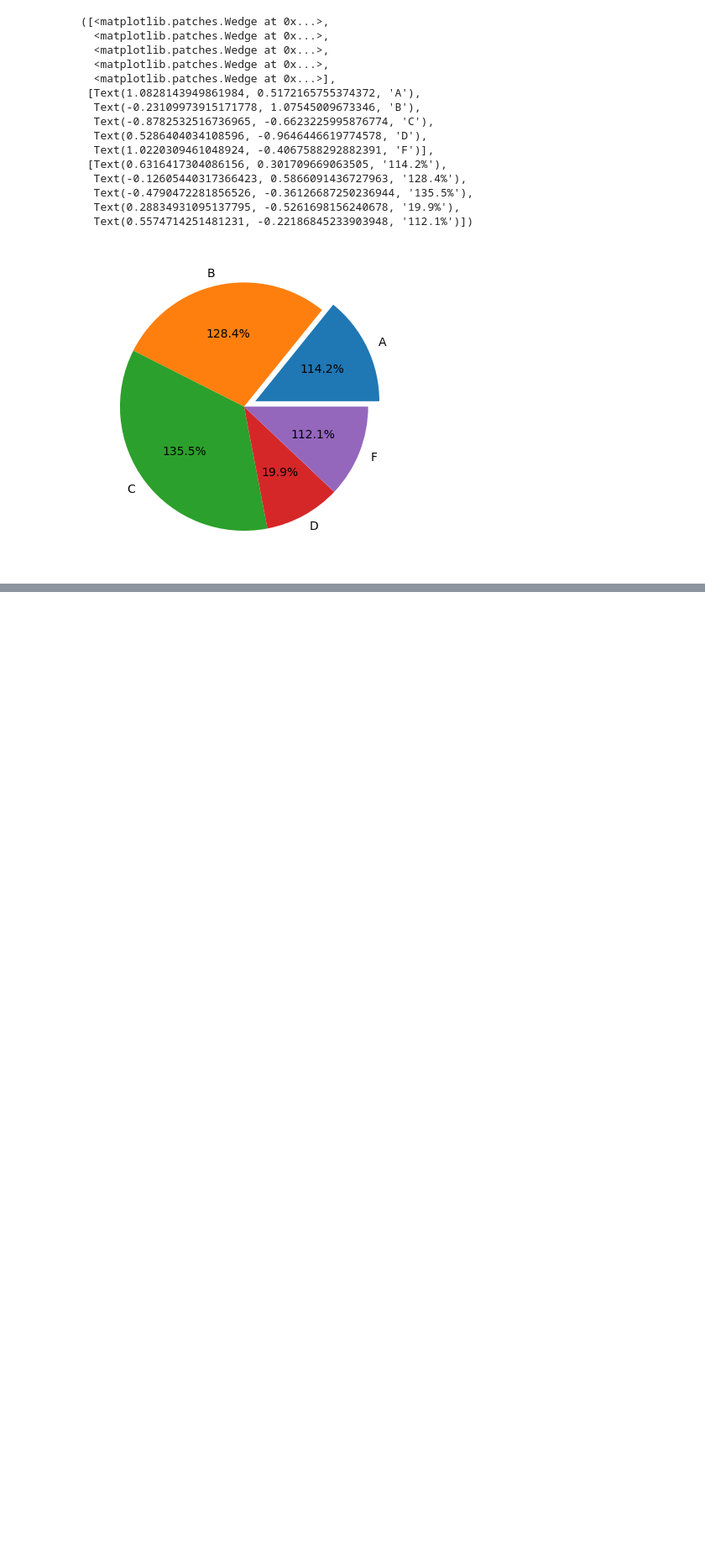
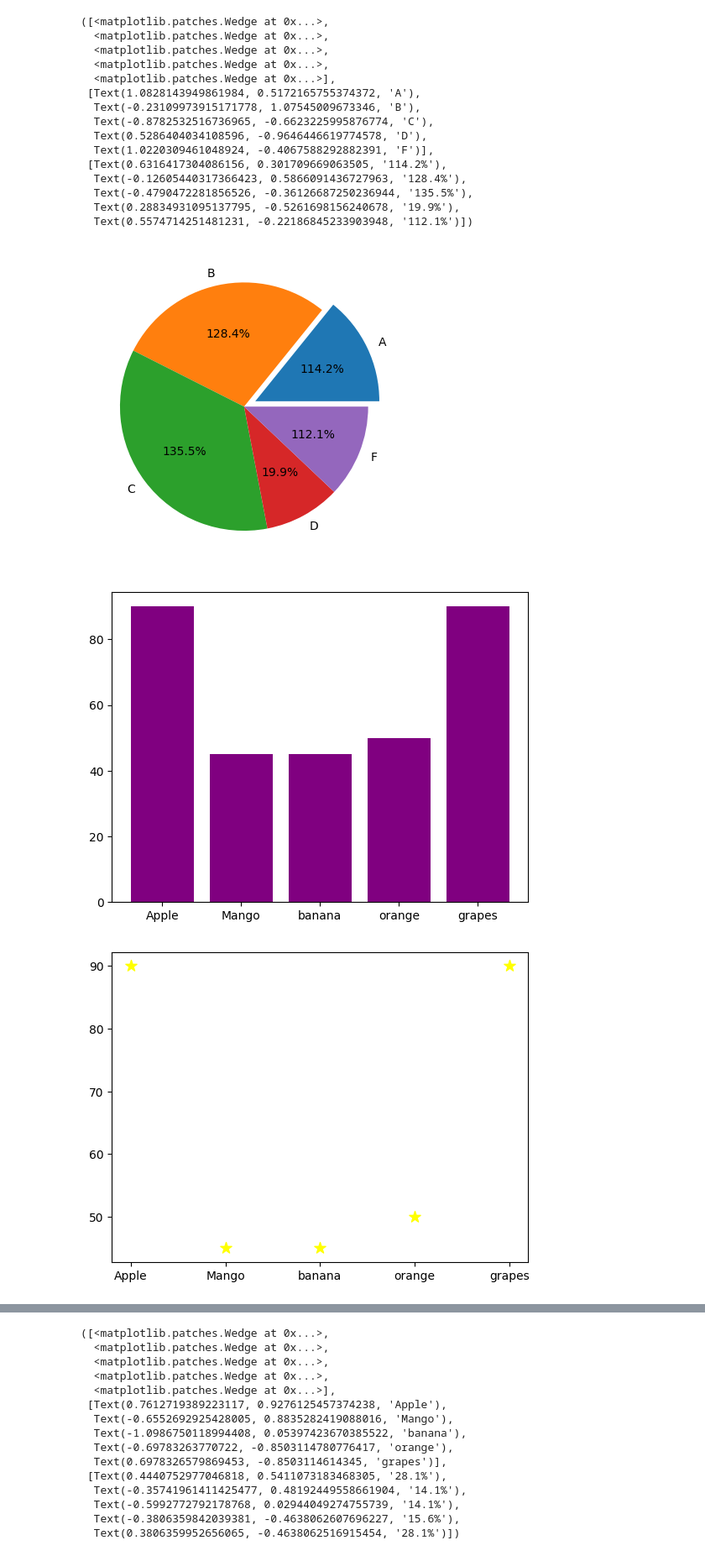
Before and after one commit to Shambhuraje1919/Machine_Learning_Paractice, a Jupyter notebook: package/python_Basics.ipynb, the cells around one changed output, grey strips where cells are left out. Shown: that part at 84% size. Cells and saved outputs as stored; diff of their text form; code cells hidden in the pictures; blank space fills up the shorter version.

Commit message:
New Mixed bar,pie,scatter & Histrogram added with fruits and market_cap data

```diff
--- a/package/python_Basics.ipynb
+++ b/package/python_Basics.ipynb
@@ -389,3 +389,24 @@ plt.pie(size, labels=lable, autopct = '1%.1f%%', explode = explode)
   Text(0.28834931095137795, -0.5261698156240678, '19.9%'),
   Text(0.5574714251481231, -0.22186845233903948, '112.1%')])
 [figure]
+# %%
+import matplotlib.pyplot as plt
+fruits = ['Apple', 'Mango', "banana", "orange","grapes"]
+colors = ['lightblue','lightgreen','yellow','orange','purple']
+explode = (0.1,0,0,0,0)
+market_cap = [90,45,45,50,90]
+plt.xlabel = fruits
+plt.ylabel = market_cap
+plt.title = 'Fruits Market Cap '
+plt.bar(fruits,market_cap,color= 'purple')
+
+plt.show()
+plt.scatter (fruits,market_cap, color = 'yellow' , marker = "*",s=100)
+plt.show()
+plt.hist(market_cap, bins = 5, color = 'teal', edgecolor = 'violet')
+plt.show()
+
+plt.pie(market_cap,labels =fruits,autopct = "%1.1f%%", colors = colors, explode = explode)
+# %% [output]
+[figure, added]
+[figure, added]
@@ -391,0 +414,15 @@ plt.pie(size, labels=lable, autopct = '1%.1f%%', explode = explode)
+([<matplotlib.patches.Wedge at 0x...>,
+  <matplotlib.patches.Wedge at 0x...>,
+  <matplotlib.patches.Wedge at 0x...>,
+  <matplotlib.patches.Wedge at 0x...>,
+  <matplotlib.patches.Wedge at 0x...>],
+ [Text(0.7612719389223117, 0.9276125457374238, 'Apple'),
+  Text(-0.6552692925428005, 0.8835282419088016, 'Mango'),
+  Text(-1.0986750118994408, 0.05397423670385522, 'banana'),
+  Text(-0.69783263770722, -0.8503114780776417, 'orange'),
+  Text(0.6978326579869453, -0.8503114614345, 'grapes')],
+ [Text(0.4440752977046818, 0.5411073183468305, '28.1%'),
+  Text(-0.35741961411425477, 0.48192449558661904, '14.1%'),
+  Text(-0.5992772792178768, 0.02944049274755739, '14.1%'),
+  Text(-0.3806359842039381, -0.4638062607696227, '15.6%'),
+  Text(0.3806359952656065, -0.4638062516915454, '28.1%')])
```
Also changed, not shown: parts of 1 cell of this notebook.
